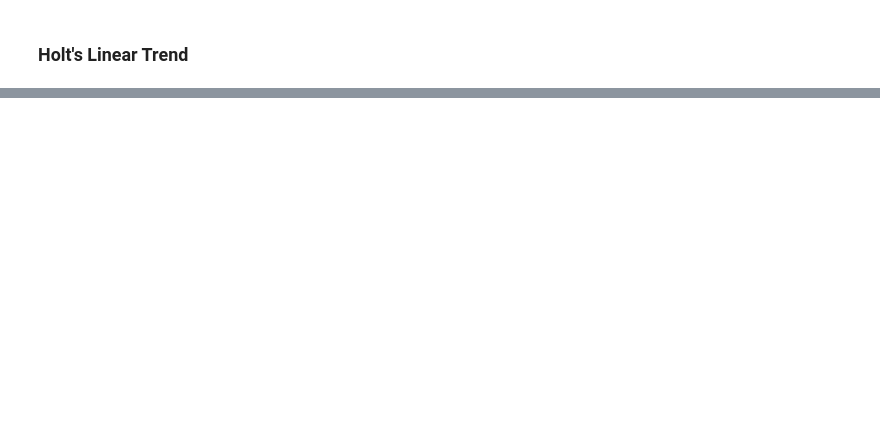
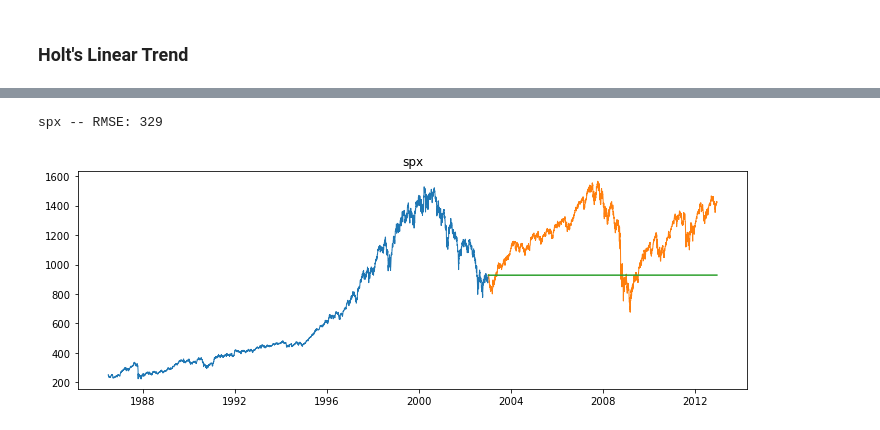
Before and after one commit to lukewbecker/time-series-exercises, a Jupyter notebook: model_exercises.ipynb, the cells around one changed output, grey strips where cells are left out. Cells and saved outputs as stored; diff of their text form; code cells hidden in the pictures; blank space fills up the shorter version.

```diff
--- a/model_exercises.ipynb
+++ b/model_exercises.ipynb
@@ -793,0 +833,5 @@ yhat_stock = model.predict(start = validate2.index[0], end = validate2.index[-1]
+# %%
+plot_and_eval('spx')
+# %% [output]
+spx -- RMSE: 329
+[figure, added]
```
Also changed, not shown: parts of 58 cells of this notebook.
